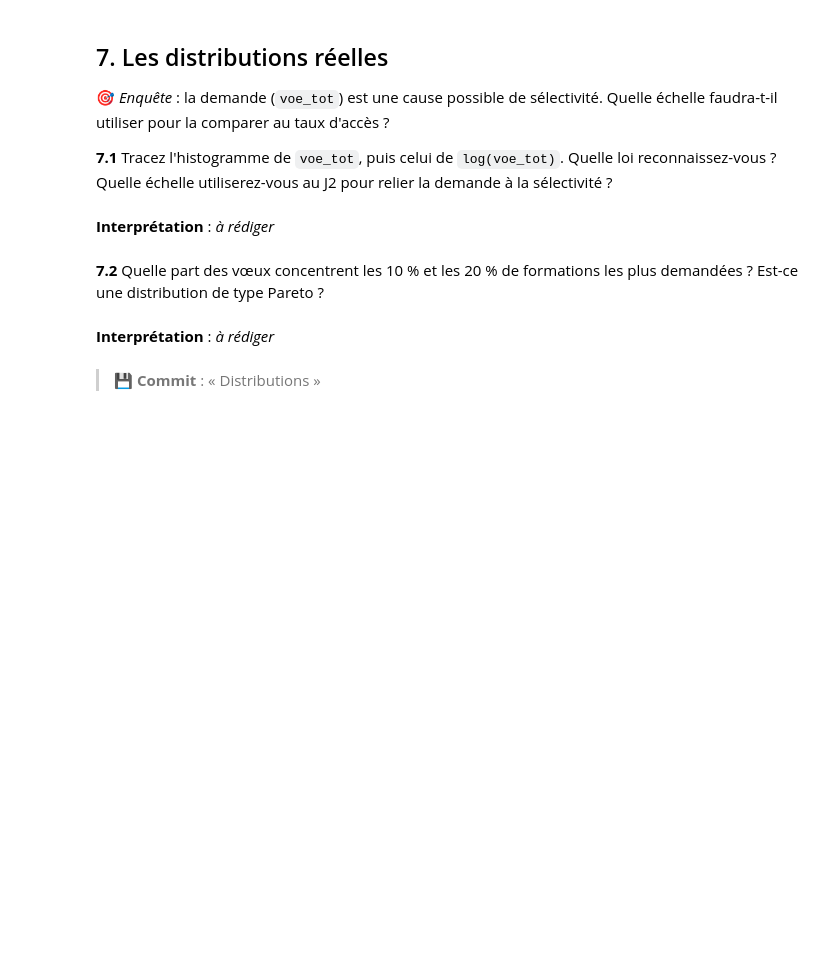
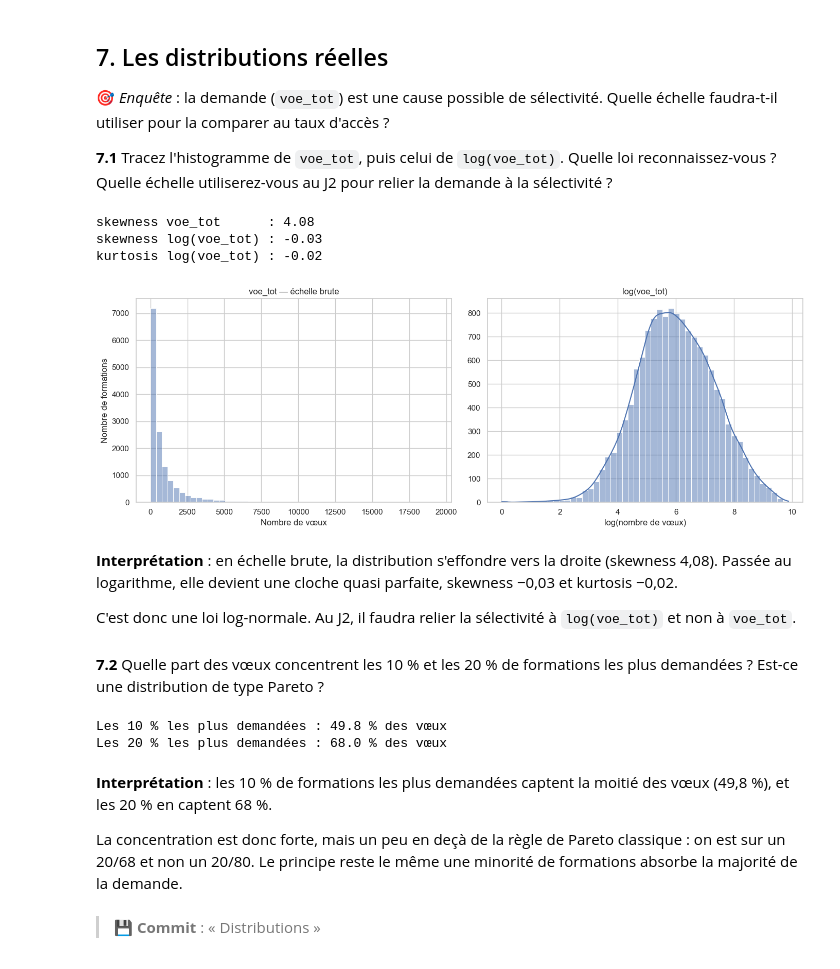
Before and after one commit to Atabbi/Analyse-Univari-, a Jupyter notebook: TP_Parcoursup.ipynb, the cells around one changed output. Drawn from its saved outputs; the diff is of its cells as text; code cells hidden in the pictures; blank space fills up the shorter version.

```diff
--- a/TP_Parcoursup.ipynb
+++ b/TP_Parcoursup.ipynb
@@ -437,12 +479,55 @@ Il faudra transformer `voe_tot` et `capa_fin`, dont l'asymétrie dépasse largem
 🎯 *Enquête* : la demande (`voe_tot`) est une cause possible de sélectivité. Quelle échelle faudra-t-il utiliser pour la comparer au taux d'accès ?
 
 **7.1** Tracez l'histogramme de `voe_tot`, puis celui de `log(voe_tot)`. Quelle loi reconnaissez-vous ? Quelle échelle utiliserez-vous au J2 pour relier la demande à la sélectivité ?
+# %%
+log_voe = np.log(df['voe_tot'])
+
+print(f"skewness voe_tot      : {df['voe_tot'].skew():.2f}")
+print(f"skewness log(voe_tot) : {log_voe.skew():.2f}")
+print(f"kurtosis log(voe_tot) : {log_voe.kurtosis():.2f}")
+
+fig, axes = plt.subplots(1, 2, figsize=(14, 5))
+
+sns.histplot(df['voe_tot'], bins=50, color='#4C72B0', alpha=0.5, ax=axes[0])
+axes[0].set_xlabel("Nombre de vœux")
+axes[0].set_ylabel("Nombre de formations")
+axes[0].set_title("voe_tot — échelle brute")
+
+sns.histplot(log_voe, bins=50, kde=True, color='#4C72B0', alpha=0.5, ax=axes[1])
+axes[1].set_xlabel("log(nombre de vœux)")
+axes[1].set_ylabel("")
+axes[1].set_title("log(voe_tot)")
+
+plt.tight_layout()
+plt.show()
+# %% [output]
+skewness voe_tot      : 4.08
+skewness log(voe_tot) : -0.03
+kurtosis log(voe_tot) : -0.02
+[figure, added]
 # %% [markdown]
-**Interprétation** : _à rédiger_
+**Interprétation** : en échelle brute, la distribution s'effondre vers la droite (skewness 4,08). Passée au logarithme, elle devient une cloche quasi parfaite, skewness −0,03 et kurtosis −0,02.
+
+C'est donc une loi log-normale. Au J2, il faudra relier la sélectivité à `log(voe_tot)` et non à `voe_tot`.
 # %% [markdown]
 **7.2** Quelle part des vœux concentrent les 10 % et les 20 % de formations les plus demandées ? Est-ce une distribution de type Pareto ?
+# %%
+voeux = df['voe_tot'].sort_values(ascending=False)
+total = voeux.sum()
+nb = len(voeux)
+
+top10 = voeux.head(int(nb * 0.10)).sum()
+top20 = voeux.head(int(nb * 0.20)).sum()
+
+print(f"Les 10 % les plus demandées : {top10 / total * 100:.1f} % des vœux")
+print(f"Les 20 % les plus demandées : {top20 / total * 100:.1f} % des vœux")
+# %% [output]
+Les 10 % les plus demandées : 49.8 % des vœux
+Les 20 % les plus demandées : 68.0 % des vœux
 # %% [markdown]
-**Interprétation** : _à rédiger_
+**Interprétation** : les 10 % de formations les plus demandées captent la moitié des vœux (49,8 %), et les 20 % en captent 68 %.
+
+La concentration est donc forte, mais un peu en deçà de la règle de Pareto classique : on est sur un 20/68 et non un 20/80. Le principe reste le même une minorité de formations absorbe la majorité de la demande.
 # %% [markdown]
 > 💾 **Commit** : « Distributions »
 # %% [markdown]
```
Also changed, not shown: parts of 6 cells of this notebook.
